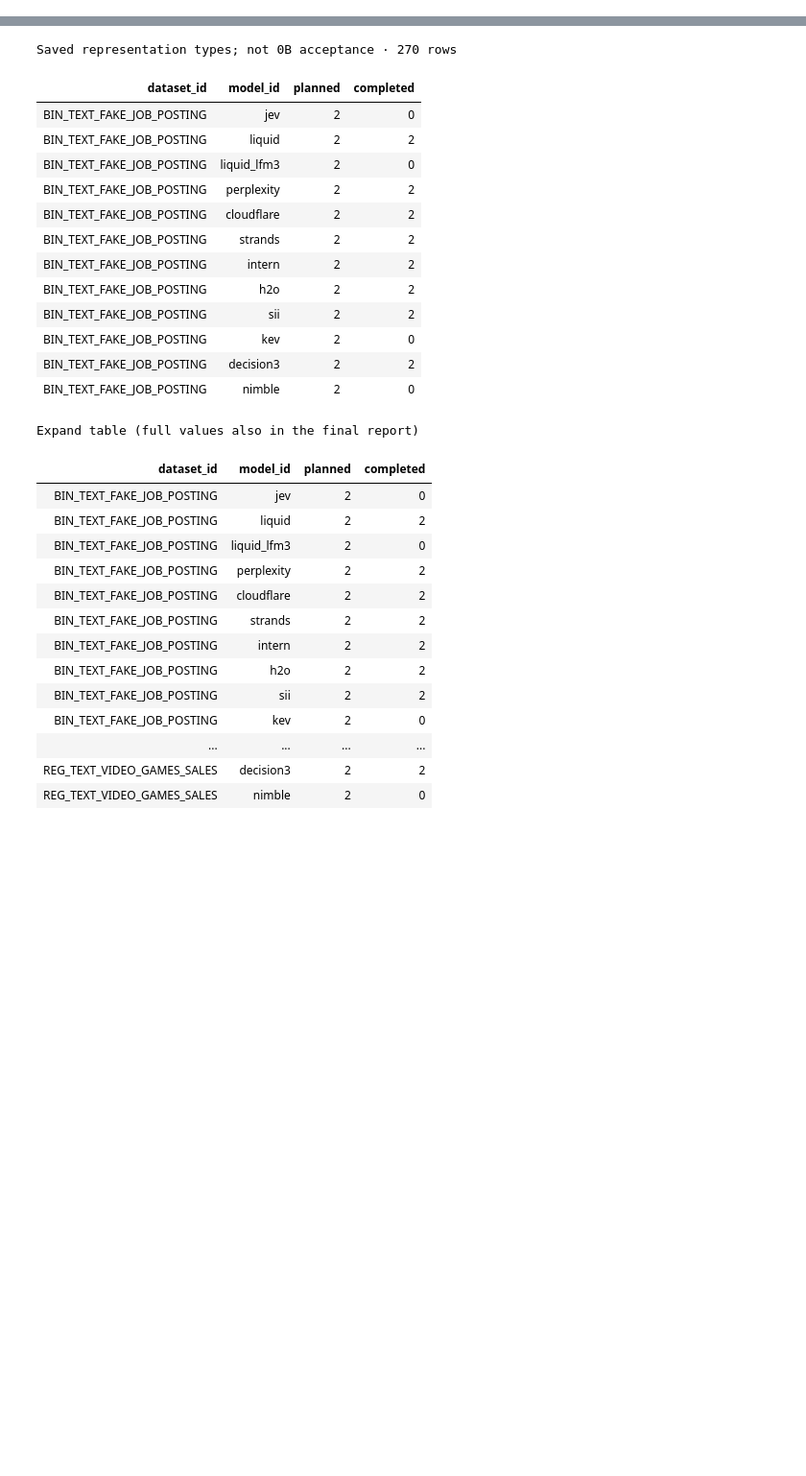
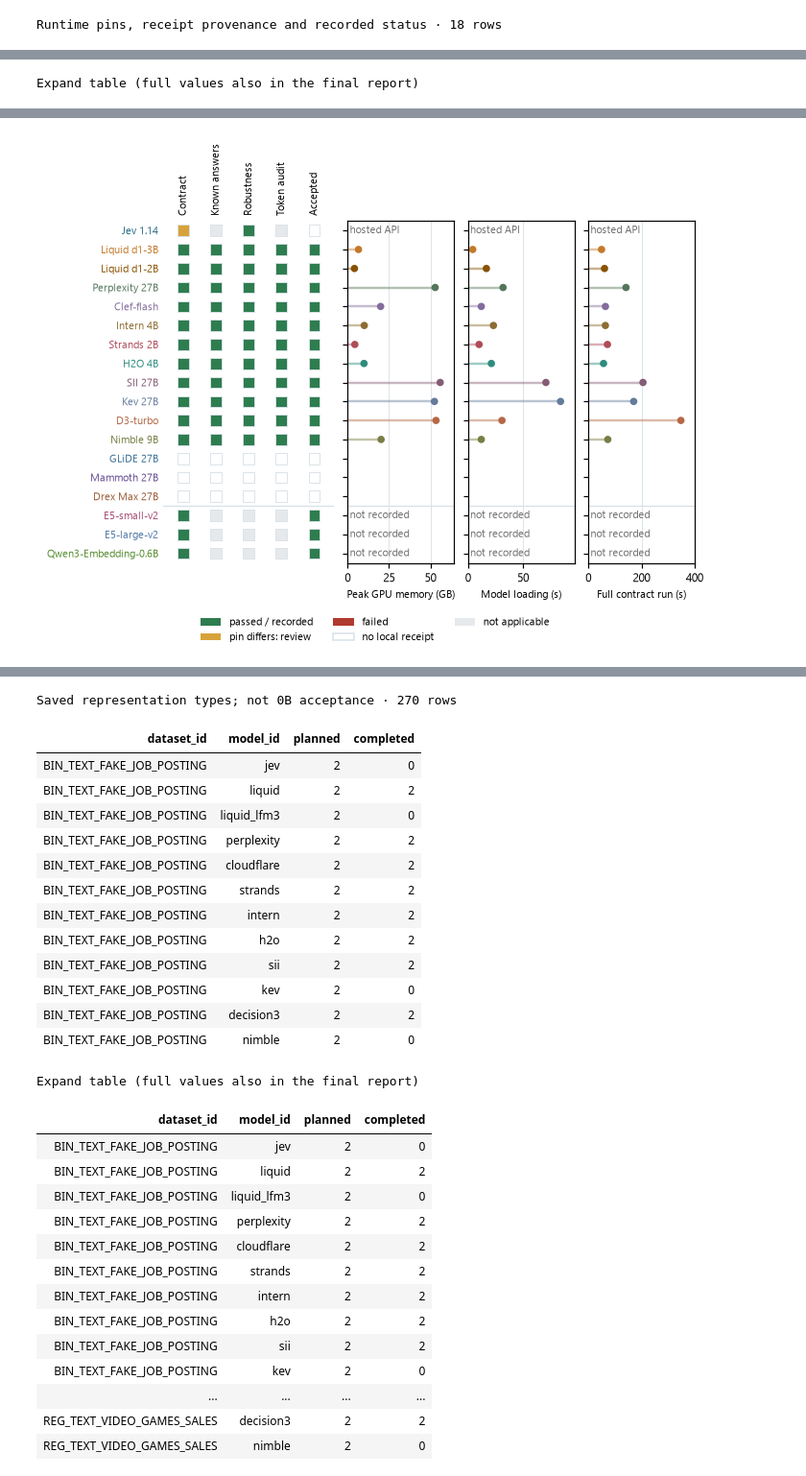
Before and after one commit to andreasgoethals/JEVPFN, a Jupyter notebook: notebooks/general/03_validation.ipynb, the cells around one changed output, grey strips where cells are left out. Shown at 96% size. Saved outputs shown, nothing was run; the diff lists cells and outputs as text; code cells hidden in the pictures; blank space fills up the shorter version.

```diff
--- a/notebooks/general/02_after_feature_creation.ipynb
+++ b/notebooks/general/03_validation.ipynb
@@ -33,0 +5,17 @@ Notebook execution identity
+# %%
+import sys
+from pathlib import Path
+REPO_ROOT = next(p for p in (Path.cwd(), *Path.cwd().parents) if (p / "pyproject.toml").is_file() and (p / "src").is_dir())
+if str(REPO_ROOT) not in sys.path:
+    sys.path.insert(0, str(REPO_ROOT))
+import matplotlib.pyplot as plt
+from src.utils.notebook_display import display_local, display_json, display_table
+from src.utils.notebook_report import begin_report, report_section, record, finish_report
+from src.utils.provenance import provenance
+from src.visualize import figures, style
+style.apply()
+NOTEBOOK = "general/03_validation"
+begin_report()
+save = figures.FigureSaver(NOTEBOOK)
+report_section("1. Scope, provenance and saved evidence")
+display_json("Notebook execution identity", provenance())
@@ -33,0 +29,13 @@ Notebook execution identity
+# %%
+report_section('2. Runtime evidence')
+from src.evaluation.notebook_evidence import local_runtime_evidence
+from src.visualize.research import runtime_evidence_figure
+evidence, token_scope = local_runtime_evidence()
+display_table("Runtime pins, receipt provenance and recorded status", evidence, preview_rows=14)
+display_json("Exact token audit scope", token_scope)
+for fig, name, caption in [runtime_evidence_figure(evidence)]:
+    save(fig, name, caption=caption)
+    display_local(fig)
+    plt.close(fig)
+# %% [output]
+Runtime pins, receipt provenance and recorded status · 18 rows
@@ -33,0 +57 @@ Notebook execution identity
+Expand table (full values also in the final report)
@@ -33,0 +77 @@ Notebook execution identity
+[figure, added]
```
Also changed, not shown: parts of 16 cells of this notebook, 52 other files.
